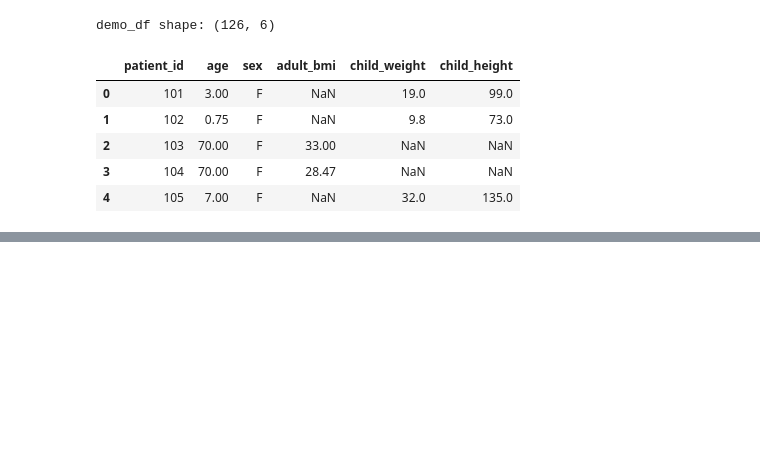
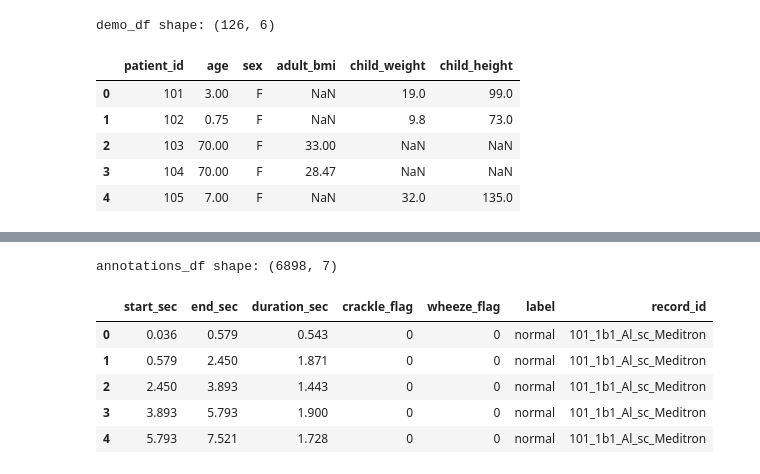
Before and after one commit to EsmeeK1/AI-Onderzoeksvragen, a Jupyter notebook: research_questions/heart_and_lungsounds/notebooks/icbhi/1_icbhi_eda.ipynb, the cells around one changed output, grey strips where cells are left out. Cells and saved outputs as stored; diff of their text form; code cells hidden in the pictures; blank space fills up the shorter version.

```diff
--- a/research_questions/heart_and_lungsounds/notebooks/icbhi/1_icbhi_eda.ipynb
+++ b/research_questions/heart_and_lungsounds/notebooks/icbhi/1_icbhi_eda.ipynb
@@ -640,0 +211,63 @@ VBox(children=(HBox(children=(Dropdown(description='Patient:', layout=Layout(wid
+# %%
+def parse_annotation_file(txt_path: Path) -> pd.DataFrame:
+    """
+    Parse één ICBHI .txt bestand naar cycle-level labels.
+    Kolommen: start_sec, end_sec, duration_sec, label, record_id
+    """
+    rows = []
+    with open(txt_path, "r") as f:
+        for line in f:
+            parts = line.strip().split()
+            if len(parts) != 4:
+                continue
+            start, end, crackle_flag, wheeze_flag = parts
+            start = float(start)
+            end = float(end)
+            crackle_flag = int(crackle_flag)
+            wheeze_flag = int(wheeze_flag)
+
+            if crackle_flag == 1 and wheeze_flag == 0:
+                label = "crackle"
+            elif crackle_flag == 0 and wheeze_flag == 1:
+                label = "wheeze"
+            elif crackle_flag == 1 and wheeze_flag == 1:
+                label = "crackle+wheeze"
+            else:
+                label = "normal"
+
+            rows.append(
+                {
+                    "start_sec": start,
+                    "end_sec": end,
+                    "duration_sec": end - start,
+                    "crackle_flag": crackle_flag,
+                    "wheeze_flag": wheeze_flag,
+                    "label": label,
+                }
+            )
+    df_annot = pd.DataFrame(rows)
+    df_annot["record_id"] = txt_path.stem
+    return df_annot
+
+
+def load_all_icbhi_annotations(annotation_dir: Path) -> pd.DataFrame:
+    txt_paths = sorted(annotation_dir.glob("*.txt"))
+    all_dfs = []
+    for p in txt_paths:
+        all_dfs.append(parse_annotation_file(p))
+    if not all_dfs:
+        return pd.DataFrame()
+    return pd.concat(all_dfs, ignore_index=True)
+
+
+annotations_df = load_all_icbhi_annotations(AUDIO_DIR)
+print("annotations_df shape:", annotations_df.shape)
+annotations_df.head()
+# %% [output]
+annotations_df shape: (6898, 7)
+|  | start_sec | end_sec | duration_sec | crackle_flag | wheeze_flag | label | record_id |
+| 0 | 0.036 | 0.579 | 0.543 | 0 | 0 | normal | 101_1b1_Al_sc_Meditron |
+| 1 | 0.579 | 2.450 | 1.871 | 0 | 0 | normal | 101_1b1_Al_sc_Meditron |
+| 2 | 2.450 | 3.893 | 1.443 | 0 | 0 | normal | 101_1b1_Al_sc_Meditron |
+| 3 | 3.893 | 5.793 | 1.900 | 0 | 0 | normal | 101_1b1_Al_sc_Meditron |
+| 4 | 5.793 | 7.521 | 1.728 | 0 | 0 | normal | 101_1b1_Al_sc_Meditron |
```
Also changed, not shown: parts of 31 cells of this notebook, 20 other files.
